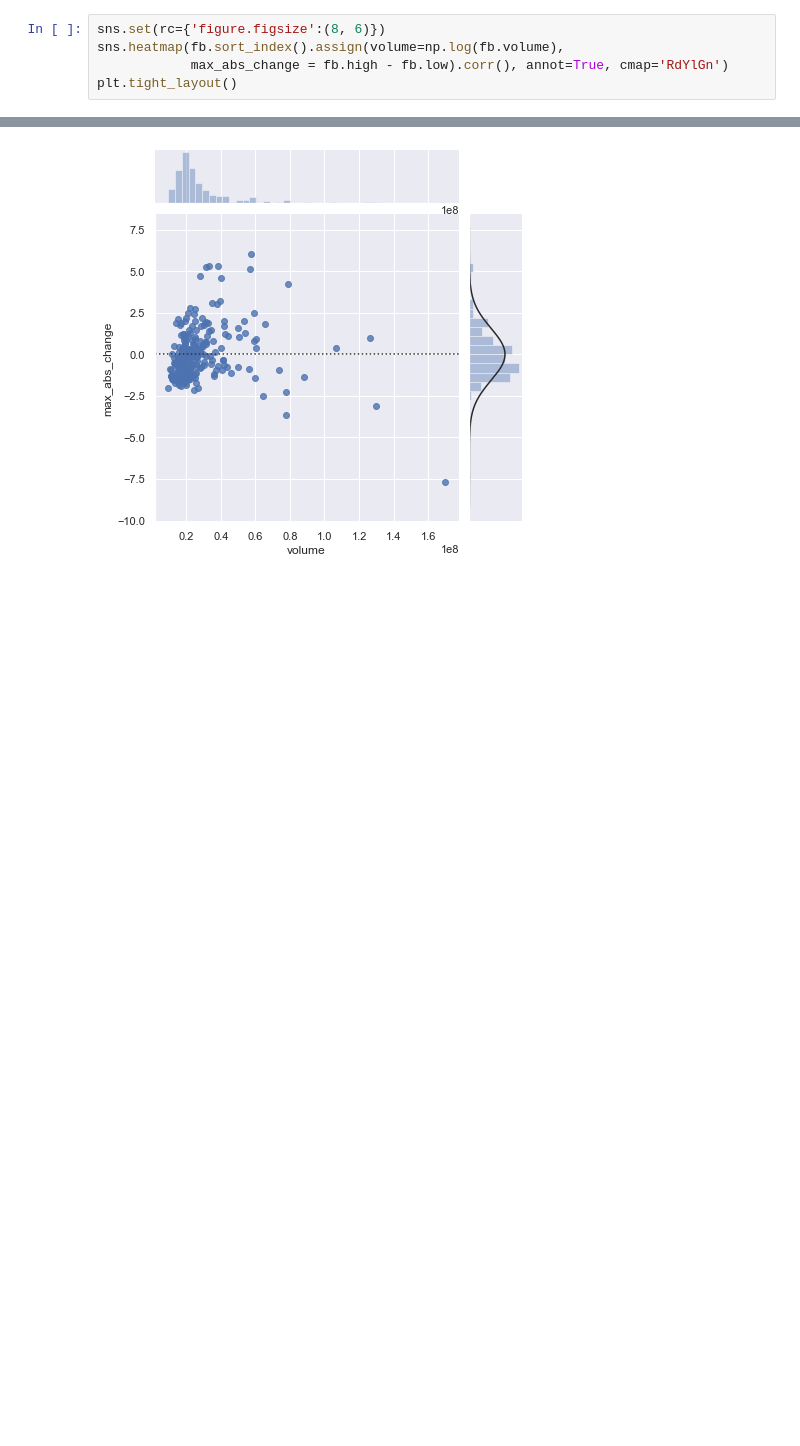
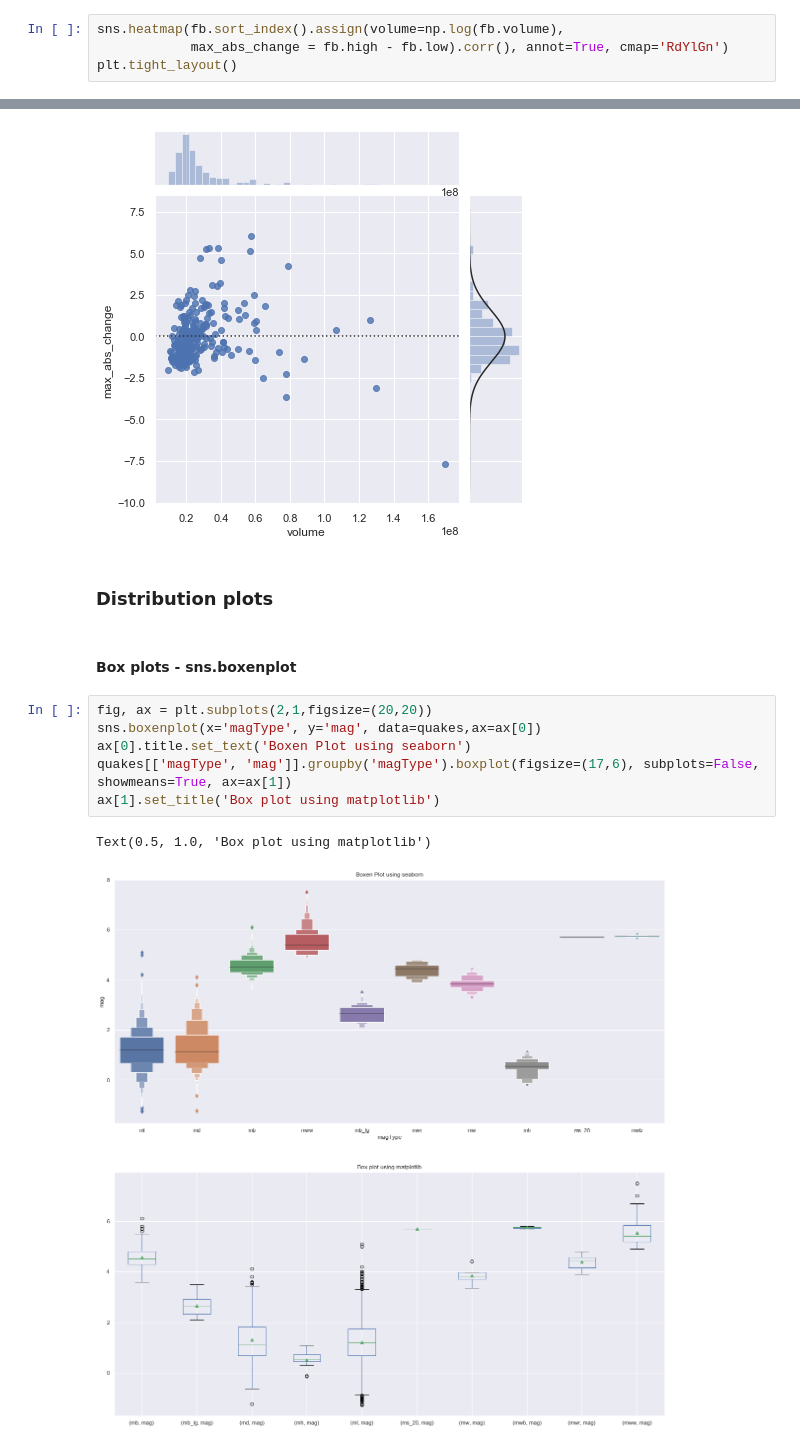
Before and after one commit to adityarj-pazuzu/Data-Visualization, a Jupyter notebook: Data Visualization using Matplotlib and Seaborn.ipynb, the cells around one changed output, grey strips where cells are left out. Cells and saved outputs as stored; diff of their text form; blank space fills up the shorter version.

```diff
--- a/Data Visualization using Matplotlib and Seaborn.ipynb
+++ b/Data Visualization using Matplotlib and Seaborn.ipynb
@@ -276,7 +293,6 @@ sns.barplot(x=list(a.index), y=a)
 # %% [markdown]
 ### Correlations and Heatmaps
 # %%
-sns.set(rc={'figure.figsize':(8, 6)})
 sns.heatmap(fb.sort_index().assign(volume=np.log(fb.volume),
             max_abs_change = fb.high - fb.low).corr(), annot=True, cmap='RdYlGn')
 plt.tight_layout()
@@ -317,3 +333,16 @@ sns.jointplot('volume', 'max_abs_change', kind='resid', data=fb.assign(volumn=np
 # %% [output]
 <seaborn.axisgrid.JointGrid at 0x...>
 [figure]
+# %% [markdown]
+### Distribution plots
+# %% [markdown]
+#### Box plots - sns.boxenplot
+# %%
+fig, ax = plt.subplots(2,1,figsize=(20,20))
+sns.boxenplot(x='magType', y='mag', data=quakes,ax=ax[0])
+ax[0].title.set_text('Boxen Plot using seaborn')
+quakes[['magType', 'mag']].groupby('magType').boxplot(figsize=(17,6), subplots=False, showmeans=True, ax=ax[1])
+ax[1].set_title('Box plot using matplotlib')
+# %% [output]
+Text(0.5, 1.0, 'Box plot using matplotlib')
+[figure, added]
```
Also changed, not shown: parts of 17 cells of this notebook.
